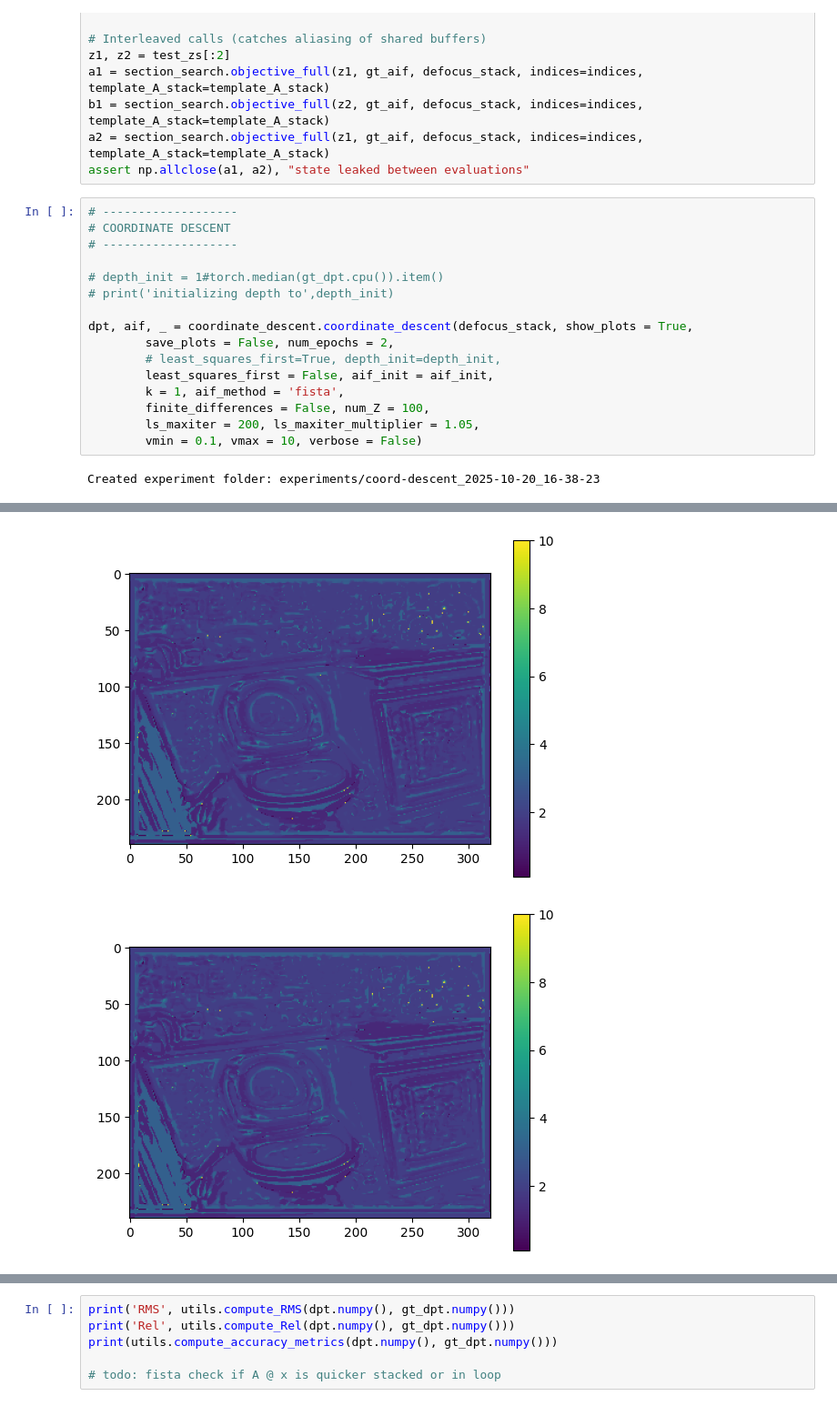
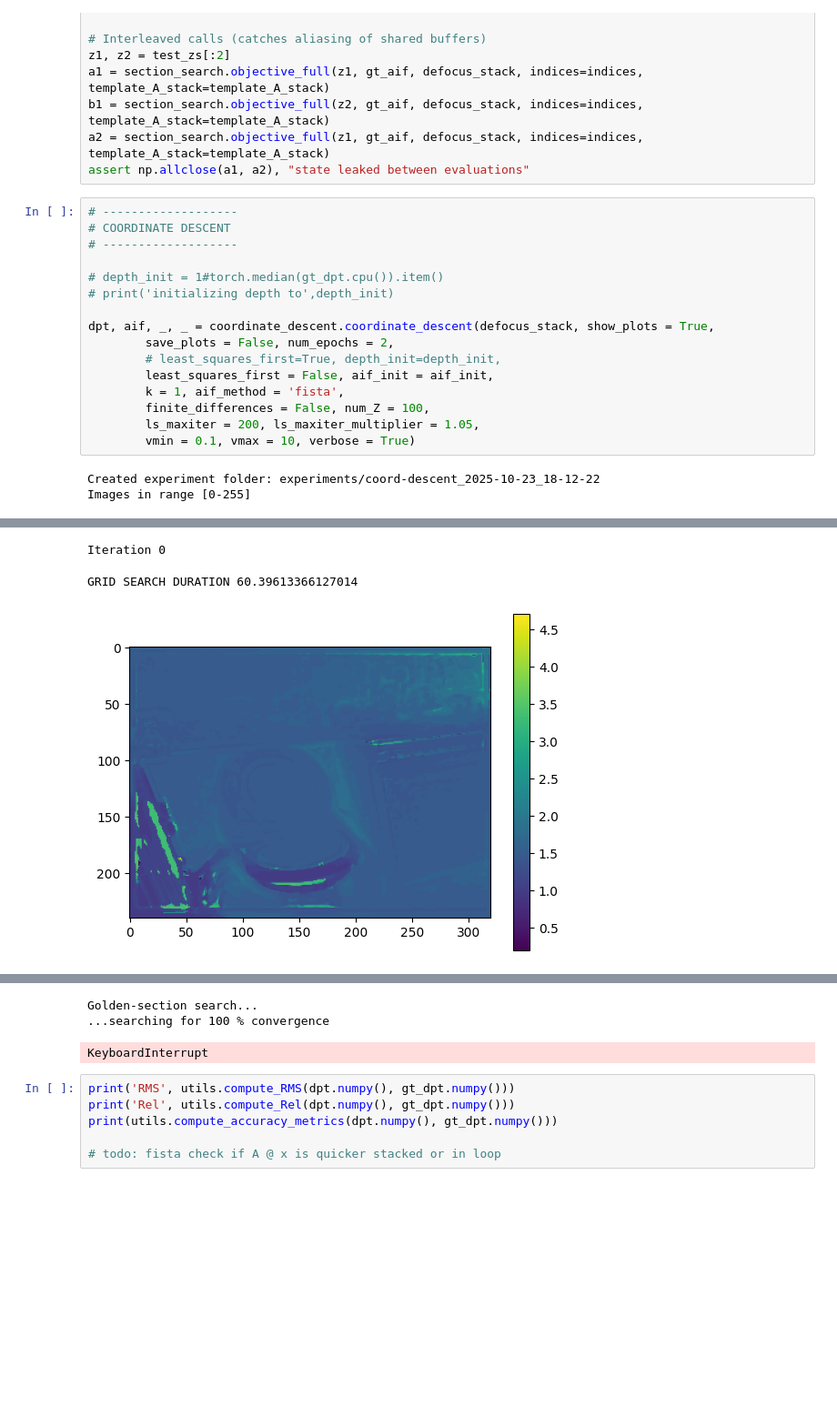
Before and after one commit to hollyjackson/dfd, a Jupyter notebook: dfd.ipynb, the cells around one changed output, grey strips where cells are left out. Shown at 91% size. Saved outputs shown, nothing was run; the diff lists cells and outputs as text; blank space fills up the shorter version.

```diff
--- a/dfd.ipynb
+++ b/dfd.ipynb
@@ -225,13 +224,14 @@ assert np.allclose(a1, a2), "state leaked between evaluations"
 # depth_init = 1#torch.median(gt_dpt.cpu()).item()
 # print('initializing depth to',depth_init)
 
-dpt, aif, _ = coordinate_descent.coordinate_descent(defocus_stack, show_plots = True,
+dpt, aif, _, _ = coordinate_descent.coordinate_descent(defocus_stack, show_plots = True,
         save_plots = False, num_epochs = 2,
         # least_squares_first=True, depth_init=depth_init,
         least_squares_first = False, aif_init = aif_init,
         k = 1, aif_method = 'fista',
         finite_differences = False, num_Z = 100,
         ls_maxiter = 200, ls_maxiter_multiplier = 1.05,
-        vmin = 0.1, vmax = 10, verbose = False)
+        vmin = 0.1, vmax = 10, verbose = True)
 # %% [output]
-Created experiment folder: experiments/coord-descent_2025-10-20_16-38-23
+Created experiment folder: experiments/coord-descent_2025-10-23_18-12-22
+Images in range [0-255]
@@ -239,2 +239,3 @@ Created experiment folder: experiments/coord-descent_2025-10-20_16-38-23
+Iteration 0
+GRID SEARCH DURATION 60.39613366127014
-[figure, old version]
+[figure, new version]
-[figure, removed]
@@ -246,3 +242,6 @@ ValueError: too many values to unpack (expected 3)
+Golden-section search...
+...searching for 100 % convergence
+KeyboardInterrupt
 # %%
 print('RMS', utils.compute_RMS(dpt.numpy(), gt_dpt.numpy()))
 print('Rel', utils.compute_Rel(dpt.numpy(), gt_dpt.numpy()))
```
Also changed, not shown: parts of 4 cells of this notebook, 5 other files.
